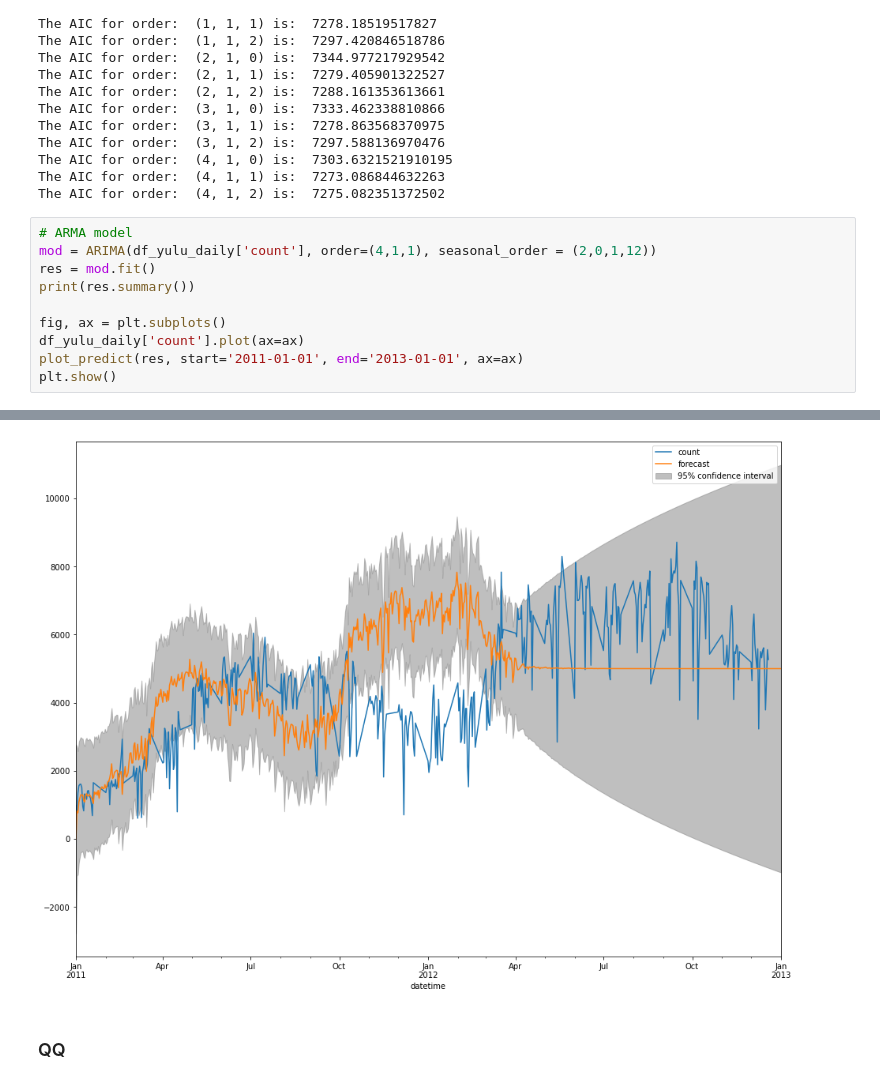
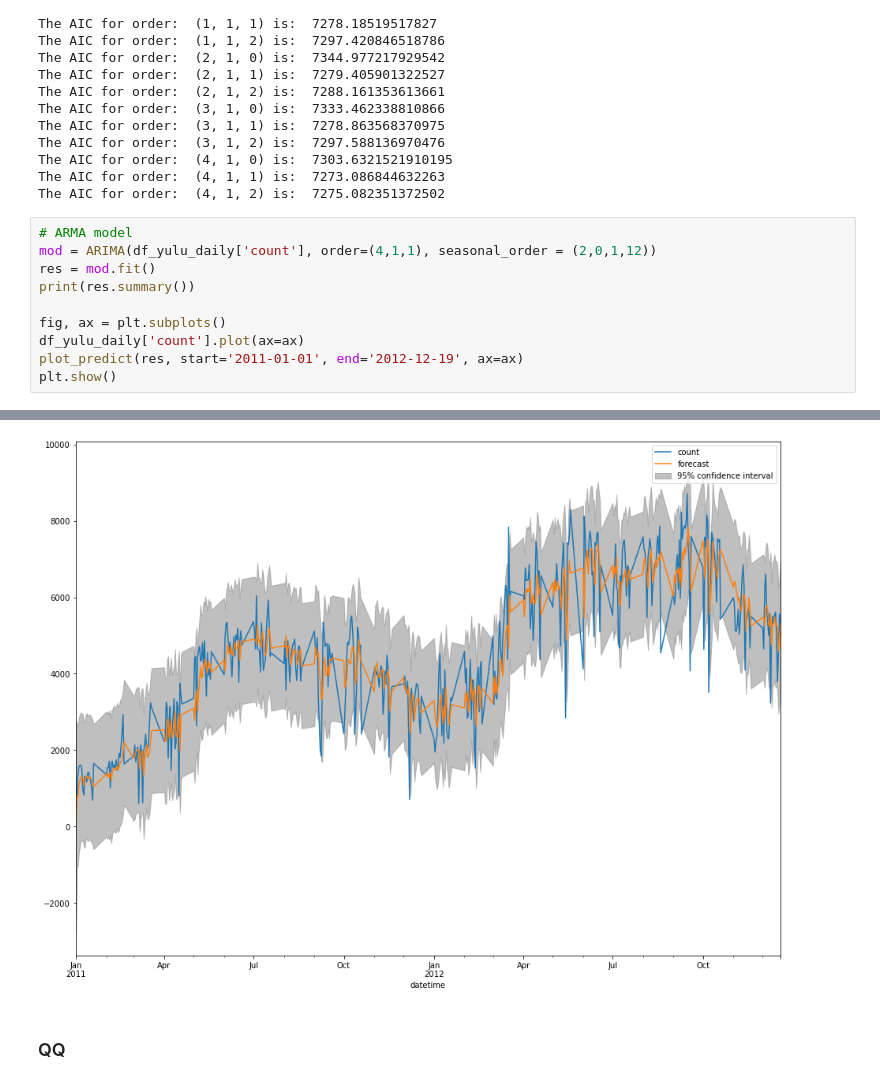
Before and after one commit to ptrGSKA/Business_case-Yulu-Hypothesis_testing, a Jupyter notebook: Yulu_Business_Hypothesis_Testing.ipynb, the cells around one changed output, grey strips where cells are left out. Cells and saved outputs as stored; diff of their text form.

```diff
--- a/Yulu_Business_Hypothesis_Testing.ipynb
+++ b/Yulu_Business_Hypothesis_Testing.ipynb
@@ -748,7 +748,7 @@ print(res.summary())
 
 fig, ax = plt.subplots()
 df_yulu_daily['count'].plot(ax=ax)
-plot_predict(res, start='2011-01-01', end='2013-01-01', ax=ax)
+plot_predict(res, start='2011-01-01', end='2012-12-19', ax=ax)
 plt.show()
 # %% [output]
                                     SARIMAX Results
@@ -760,15 +760,15 @@ Time:                                  21:00:26   BIC
 Sample:                              01-01-2011   HQIC                          7446.535
                                    - 12-19-2012
 Covariance Type:                            opg
 ==============================================================================
                  coef    std err          z      P>|z|      [0.025      0.975]
 ------------------------------------------------------------------------------
 ... (14 lines left out)
 ===================================================================================
 
 Warnings:
 [1] Covariance matrix calculated using the outer product of gradients (complex-step).
-[figure, old version]
+[figure, new version]
 # %% [markdown]
 ### QQ
 # %%
```
Also changed, not shown: parts of 1 cell of this notebook.
